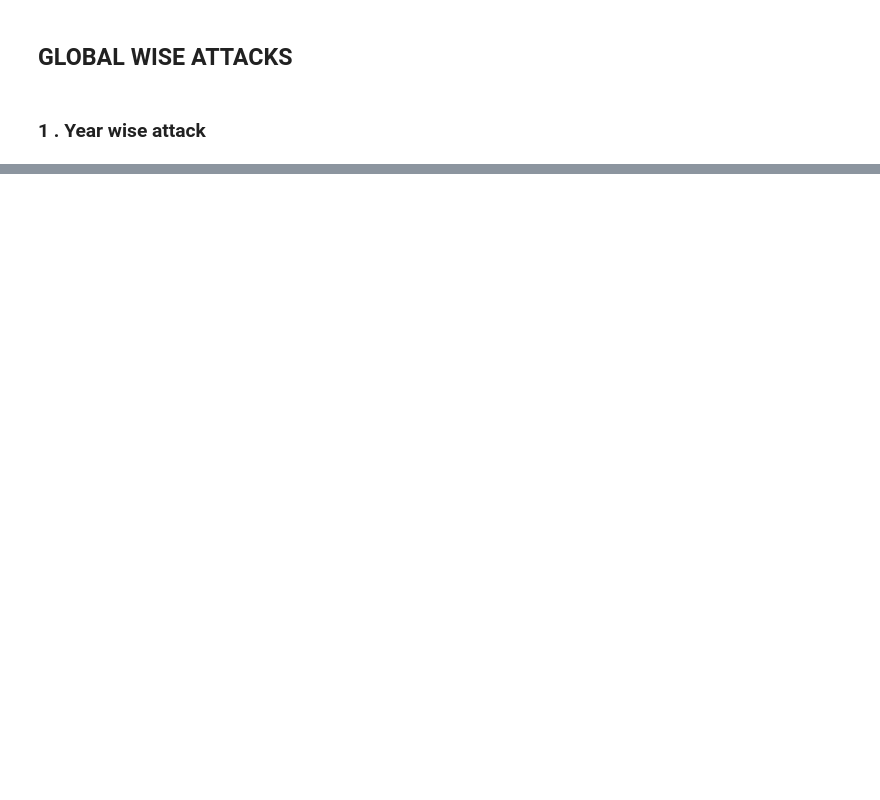
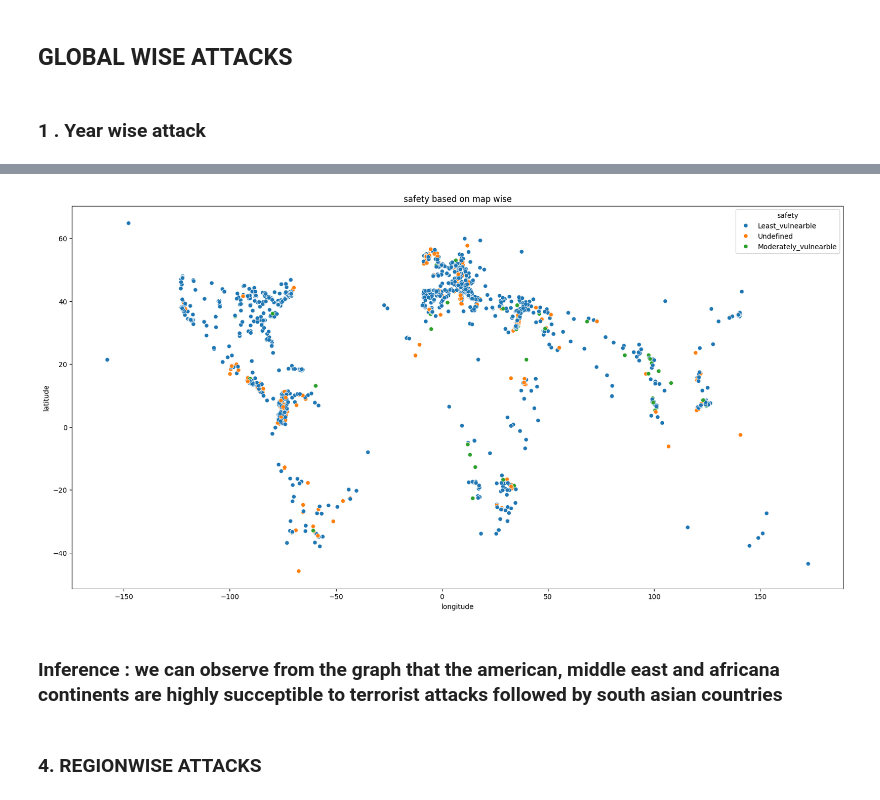
Before and after one commit to uday-kumar-1996/project-on-global-terrorism, a Jupyter notebook: Project_on_global_terrorism.ipynb, the cells around one changed output, grey strips where cells are left out. Drawn from its saved outputs; the diff is of its cells as text; code cells hidden in the pictures; blank space fills up the shorter version.

```diff
--- a/Project_on_global_terrorism.ipynb
+++ b/Project_on_global_terrorism.ipynb
@@ -280,0 +353,2 @@ Attacks
+# %%
+df_most_selected['safety']=df_most_selected.apply((lambda x: 'Least_vulnearble' if x['Casualities']<=10 else 'Moderately_vulnearble' if x['Casualities']>=10 else 'Highly_vulnearble' if  x['Casualities']>=100   else 'Undefined' ),axis=1)
@@ -280,0 +377,2 @@ Attacks
+# %%
+new_safety = df_most_selected.head(10000)
@@ -280,0 +395,13 @@ Attacks
+# %%
+plt.figure(figsize=(20,10))
+ax_5 = sns.scatterplot( x = new_safety['longitude'],y =new_safety['latitude'],hue=new_safety['safety'])
+ax_5.set_title('safety based on map wise')
+ax_5.set_ylabel('latitude')
+ax_5.set_xlabel('longitude')
+plt.show()
+# %% [output]
+[figure, added]
+# %% [markdown]
+### **Inference** : we can observe from the graph that the **american**, **middle east** and **africana** continents are highly succeptible to **terrorist attacks** followed by **south asian countries**
+# %% [markdown]
+### **4. REGIONWISE ATTACKS**
```
Also changed, not shown: parts of 54 cells of this notebook.
